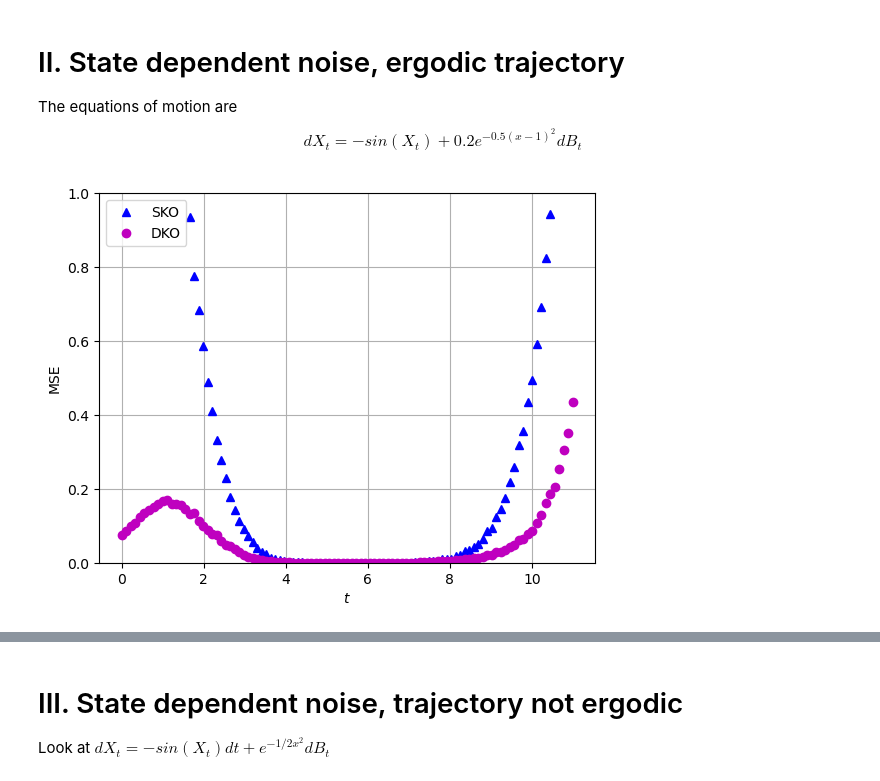
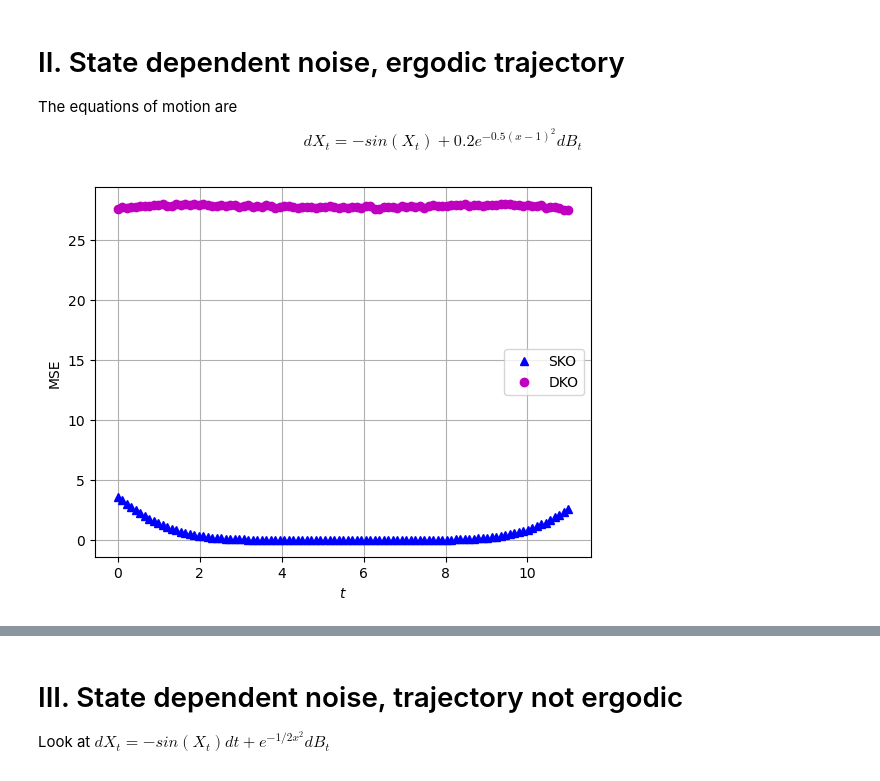
Before and after one commit to Maria-A-Oprea/Distributional_Koopman, a Jupyter notebook: State_dependent_noise.ipynb, the cells around one changed output, grey strips where cells are left out. Cells and saved outputs as stored; diff of their text form; code cells hidden in the pictures.

```diff
--- a/State_dependent_noise.ipynb
+++ b/State_dependent_noise.ipynb
@@ -181,7 +181,6 @@ def DKO(a, b, distr = "trajectory", x0 = 0):
                 D_DKO[i, j] = D_DKO[i, j]/counts
                 j = j + 1
 
-        print(N)
     else:
         # compute for one Dt time step the trajectory from different measures
         T_DKO = Dt
@@ -204,7 +203,7 @@ def DKO(a, b, distr = "trajectory", x0 = 0):
                 if distr == "delta":
                     x_0 = x0
 
-                data0[j, k] = x0
+                data0[j, k] = x_0
                 trajx0 = euler_maruyama(x_0, a, b, T_DKO, N_DKO)
                 data1[j, k] = trajx0[-1]
 
@@ -411,28 +408,28 @@ def a(x):
 def b(x):
     return  0.2*np.exp(-0.5*(x-1)**2)
 K_SKO = SKO(a, b)
-K_DKO = DKO(a, b)
+K_DKO = DKO(a, b, distr = "uniform")
 # %%
 truth_dependent = expectations(a, b)
 # %%
 pred_SKO = prediction(K_SKO, a, b)
 pred_DKO = prediction(K_DKO, a, b)
 g_pred_SKO = 1/n* np.sum(pred_SKO, axis = 0)
 g_pred_DKO = 1/n* np.sum(pred_DKO, axis = 0)
 
 g_true = 1/n*np.sum(truth_dependent, axis = 0)
 
 mean_square_error_SKO = np.trapezoid((g_true - g_pred_SKO)**2)
 mean_square_error_DKO = np.trapezoid((g_true - g_pred_DKO)**2)
 # try trapezoidal rule instead
 plt.plot(np.linspace(0, 11, N ), mean_square_error_SKO, 'b^',label = "SKO")
 plt.plot(np.linspace(0, 11, N ), mean_square_error_DKO, 'mo', label = "DKO")
 plt.legend()
 plt.xlabel("$t$")
 plt.ylabel("MSE")
 plt.grid()
-plt.ylim(0,1)
+#plt.ylim(0,1)
 #plt.xlim(0, 2)
 plt.show()
 # %% [output]
-[figure, old version]
+[figure, new version]
```
Also changed, not shown: parts of 3 cells of this notebook.
